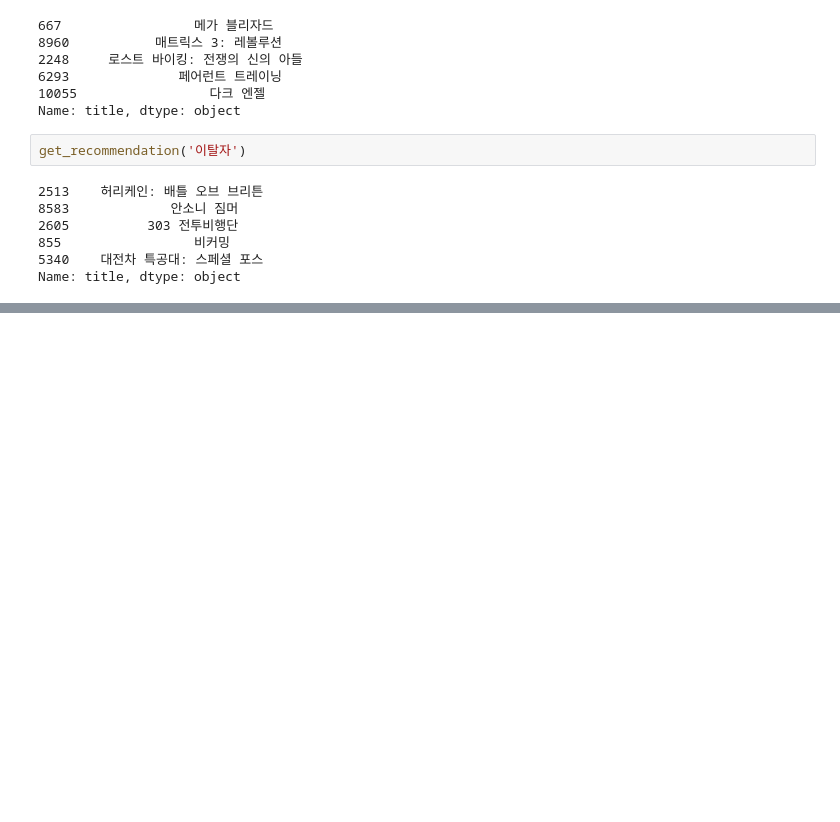
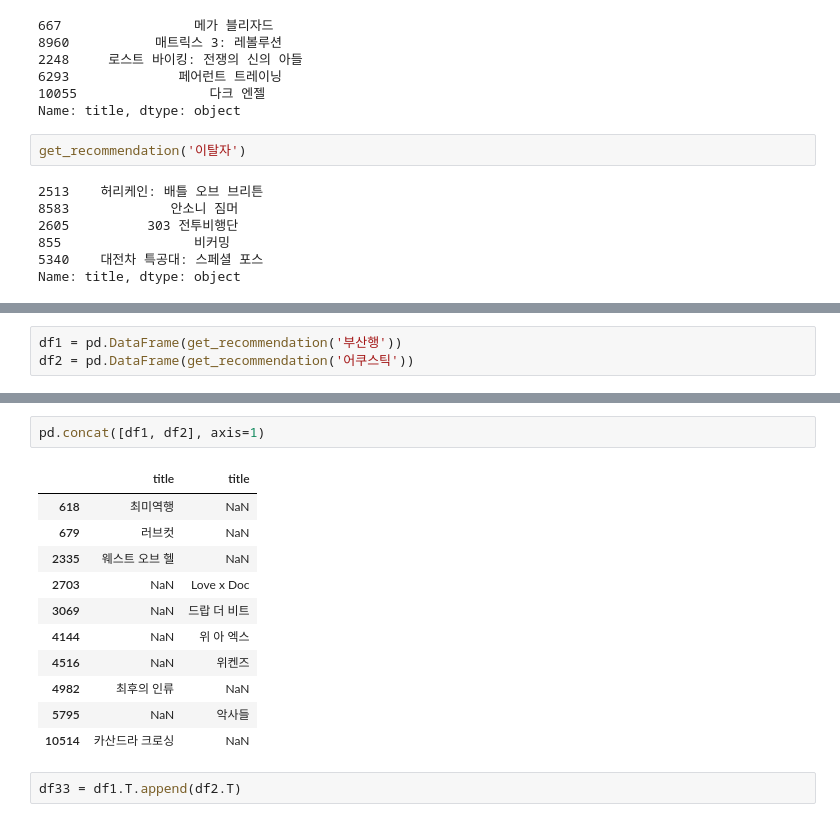
Before and after one commit to 0jipy/project_JI, a Jupyter notebook: 0.Model/01.model.ipynb, the cells around one changed output, grey strips where cells are left out. Saved outputs shown, nothing was run; the diff lists cells and outputs as text; blank space fills up the shorter version.

```diff
--- a/0.Model/01.model.ipynb
+++ b/0.Model/01.model.ipynb
@@ -616,0 +568,3 @@ Name: title, dtype: object
+# %%
+df1 = pd.DataFrame(get_recommendation('부산행'))
+df2 = pd.DataFrame(get_recommendation('어쿠스틱'))
@@ -616,0 +595,16 @@ Name: title, dtype: object
+# %%
+pd.concat([df1, df2], axis=1)
+# %% [output]
+|  | title | title |
+| 618 | 최미역행 | NaN |
+| 679 | 러브컷 | NaN |
+| 2335 | 웨스트 오브 헬 | NaN |
+| 2703 | NaN | Love x Doc |
+| 3069 | NaN | 드랍 더 비트 |
+| 4144 | NaN | 위 아 엑스 |
+| 4516 | NaN | 위켄즈 |
+| 4982 | 최후의 인류 | NaN |
+| 5795 | NaN | 악사들 |
+| 10514 | 카산드라 크로싱 | NaN |
+# %%
+df33 = df1.T.append(df2.T)
```
Also changed, not shown: parts of 64 cells of this notebook.
